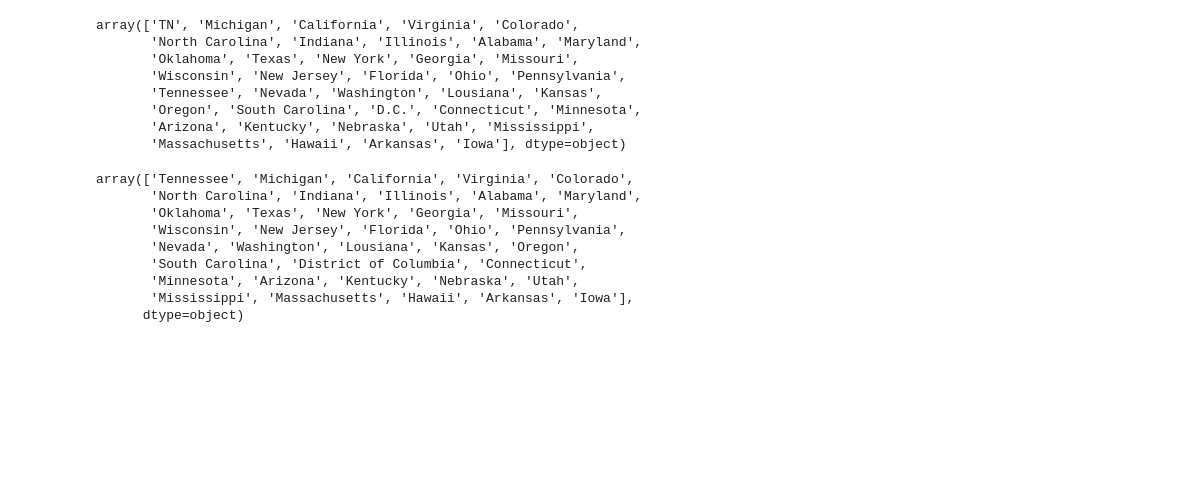
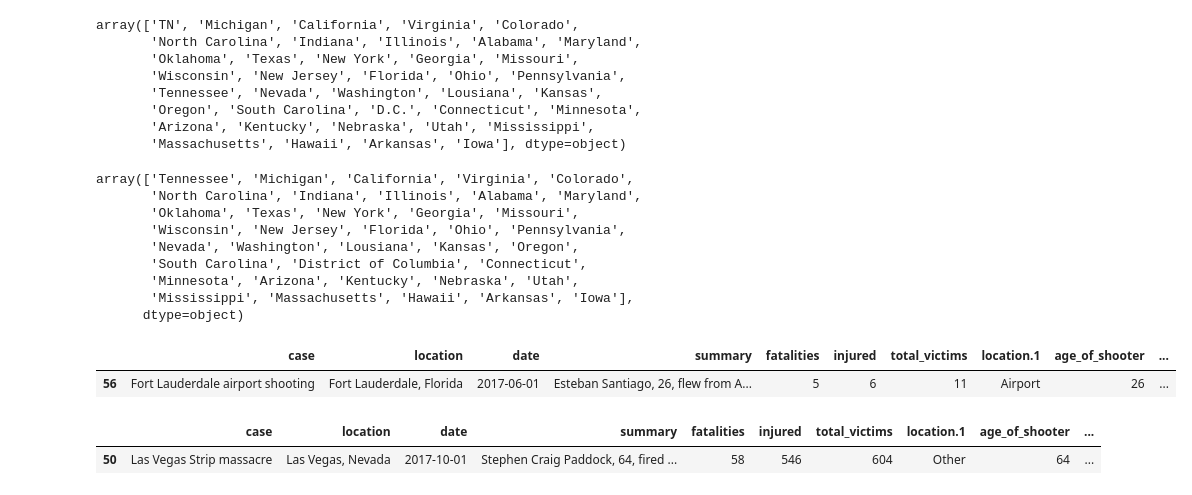
Before and after one commit to Adalab/-promo-d-da-modulo3-sprint2-paula-maitane, a Jupyter notebook: notebook/eda-procesado.ipynb, the cells around one changed output. Cells and saved outputs as stored; diff of their text form; code cells hidden in the pictures; blank space fills up the shorter version.

Commit message:
aeropuerto a medias, falta vegas y revision resto

```diff
--- a/notebook/eda-procesado.ipynb
+++ b/notebook/eda-procesado.ipynb
@@ -246,3 +246,17 @@ array(['Tennessee', 'Michigan', 'California', 'Virginia', 'Colorado',
       dtype=object)
 # %%
 df.to_csv('../datos/shooting_1982-2023_cleaned2.csv')
+# %%
+df.reset_index(inplace=True)
+# %%
+airport = df[df['case'] == 'Fort Lauderdale airport shooting']
+airport
+# %% [output]
+|  | case | location | date | summary | fatalities | injured | total_victims | location.1 | age_of_shooter | ... |
+| 56 | Fort Lauderdale airport shooting | Fort Lauderdale, Florida | 2017-06-01 | Esteban Santiago, 26, flew from A... | 5 | 6 | 11 | Airport | 26 | ... |
+# %%
+vegas = df[df['case'] == 'Las Vegas Strip massacre']
+vegas
+# %% [output]
+|  | case | location | date | summary | fatalities | injured | total_victims | location.1 | age_of_shooter | ... |
+| 50 | Las Vegas Strip massacre | Las Vegas, Nevada | 2017-10-01 | Stephen Craig Paddock, 64, fired ... | 58 | 546 | 604 | Other | 64 | ... |
```
Also changed, not shown: parts of 3 cells of this notebook, 4 other files.
